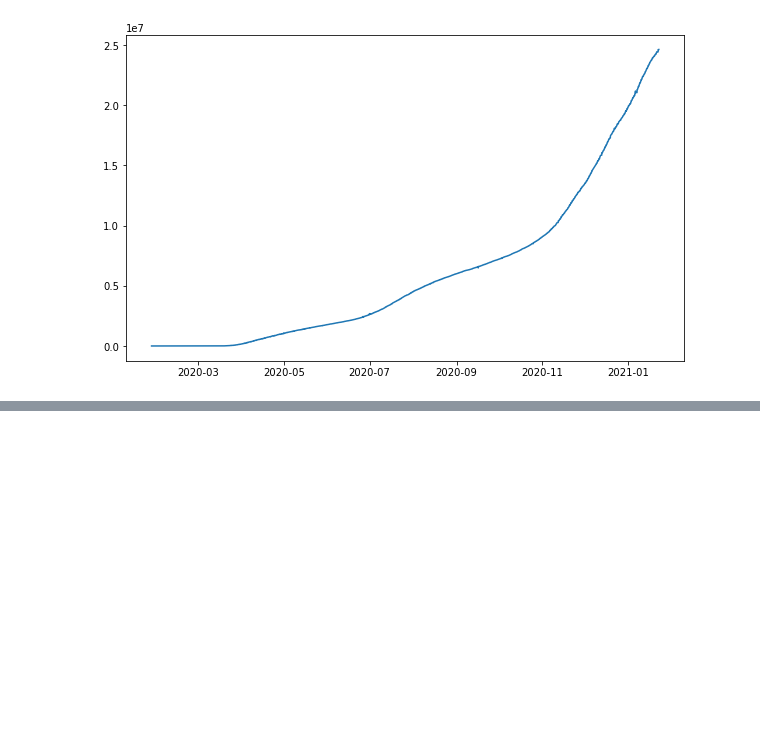
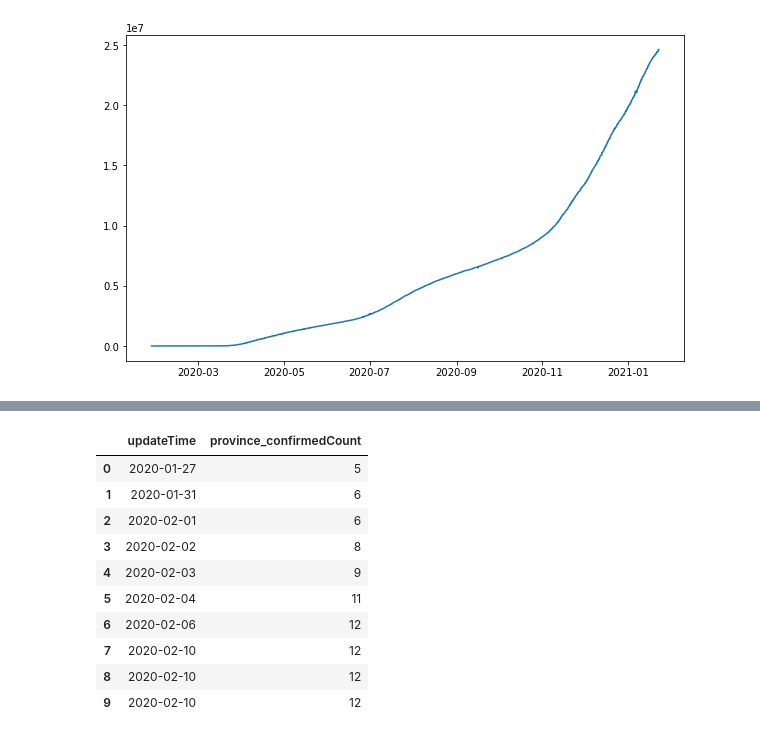
Before and after one commit to vcx15/TimeSeriesPrediction, a Jupyter notebook: TimeSeriesPrediction.ipynb, the cells around one changed output, grey strips where cells are left out. Saved outputs shown, nothing was run; the diff lists cells and outputs as text; code cells hidden in the pictures; blank space fills up the shorter version.

```diff
--- a/TimeSeriesPrediction.ipynb
+++ b/TimeSeriesPrediction.ipynb
@@ -60,0 +69,15 @@ plt.plot(data['updateTime'], data['province_confirmedCount'])
+# %%
+data['updateTime'] = pd.to_datetime(data['updateTime']).dt.normalize()
+data.head(10)
+# %% [output]
+|  | updateTime | province_confirmedCount |
+| 0 | 2020-01-27 | 5 |
+| 1 | 2020-01-31 | 6 |
+| 2 | 2020-02-01 | 6 |
+| 3 | 2020-02-02 | 8 |
+| 4 | 2020-02-03 | 9 |
+| 5 | 2020-02-04 | 11 |
+| 6 | 2020-02-06 | 12 |
+| 7 | 2020-02-10 | 12 |
+| 8 | 2020-02-10 | 12 |
+| 9 | 2020-02-10 | 12 |
```
Also changed, not shown: parts of 12 cells of this notebook.
